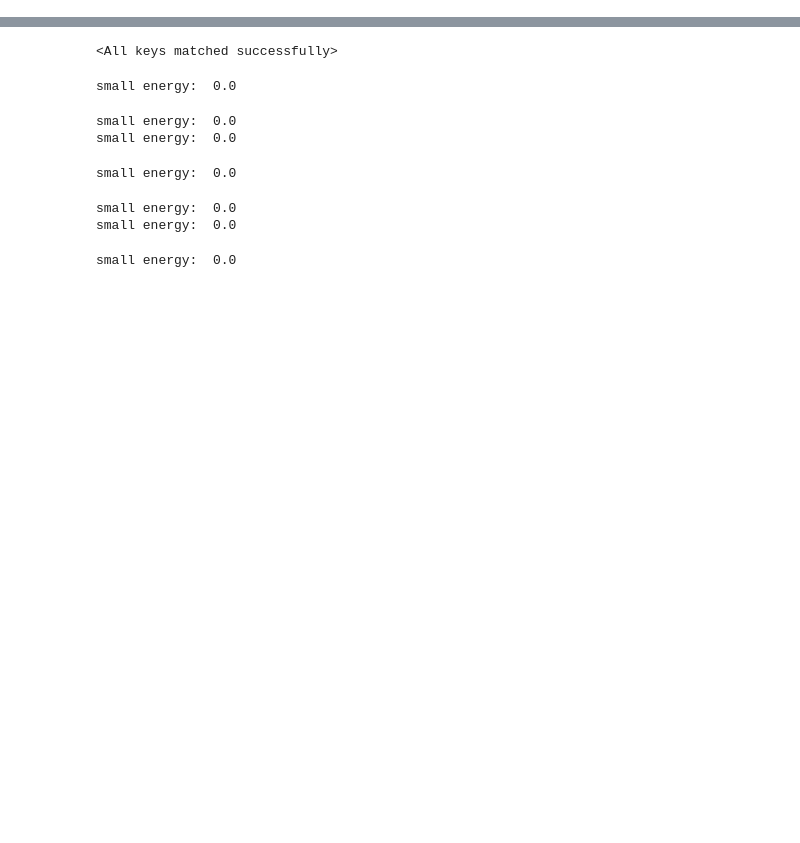
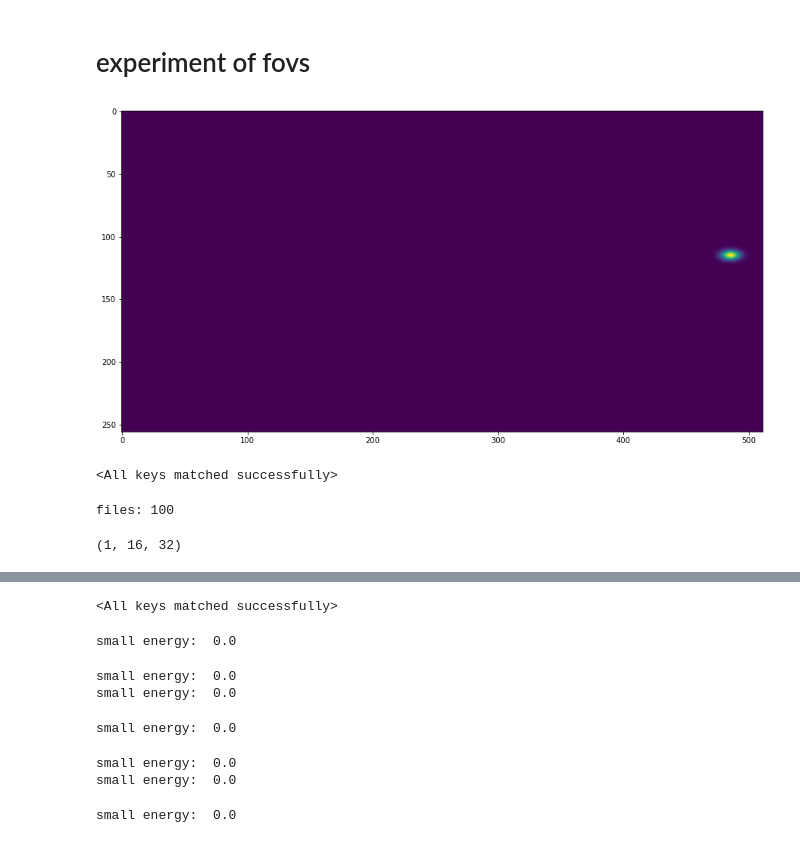
Before and after one commit to ShengCN/soft_shadow, a Jupyter notebook: test.ipynb, the cells around one changed output, grey strips where cells are left out. Drawn from its saved outputs; the diff is of its cells as text; code cells hidden in the pictures; blank space fills up the shorter version.

```diff
--- a/test.ipynb
+++ b/test.ipynb
@@ -46,3 +52,38 @@ print(len(all_models))
 # %%
 from ssn.random_pattern import random_pattern
 from ssn.ssn import Relight_SSN
+# %% [markdown]
+# experiment of fovs
+# %%
+import imagen as ig
+
+gs = ig.Composite(operator=np.add,
+                          generators=[ig.Gaussian(
+                              size=0.02,
+                              scale=3.0,
+                              x=0.45,
+                              y=0.05,
+                              aspect_ratio=1.0,
+                          ) for i in range(1)],
+                          xdensity=512)
+
+test_ibl = gs()
+show(test_ibl)
+# %% [output]
+[figure, added]
+# %%
+baseline_model = Relight_SSN(1,1)
+baseline_checkpoint = torch.load('weights/fov_22-September-04-41-PM.pt')
+
+device = torch.device('cuda:0')
+baseline_model.to(device)
+
+baseline_model.load_state_dict(baseline_checkpoint['model_state_dict'])
+# %% [output]
+<All keys matched successfully>
+# %%
+test_folder = '/home/ysheng/Dataset/fov_exp_test/mask/notsimulated_combine_male_short_outfits_genesis8_armani_casualoutfit03_Base_Pose_Standing_A/'
+files = get_files(test_folder)
+print("files: {}".format(len(files)))
+# %% [output]
+files: 100
@@ -48,0 +112,7 @@ from ssn.ssn import Relight_SSN
+# %%
+input_ibl = cv2.flip(cv2.resize(test_ibl, (32,16)), 0)
+input_ibl = input_ibl/np.sum(input_ibl) * 30.0
+input_ibl = input_ibl[np.newaxis,:,:]
+print(input_ibl.shape)
+# %% [output]
+(1, 16, 32)
```
Also changed, not shown: parts of 4 cells of this notebook, 6 other files.
